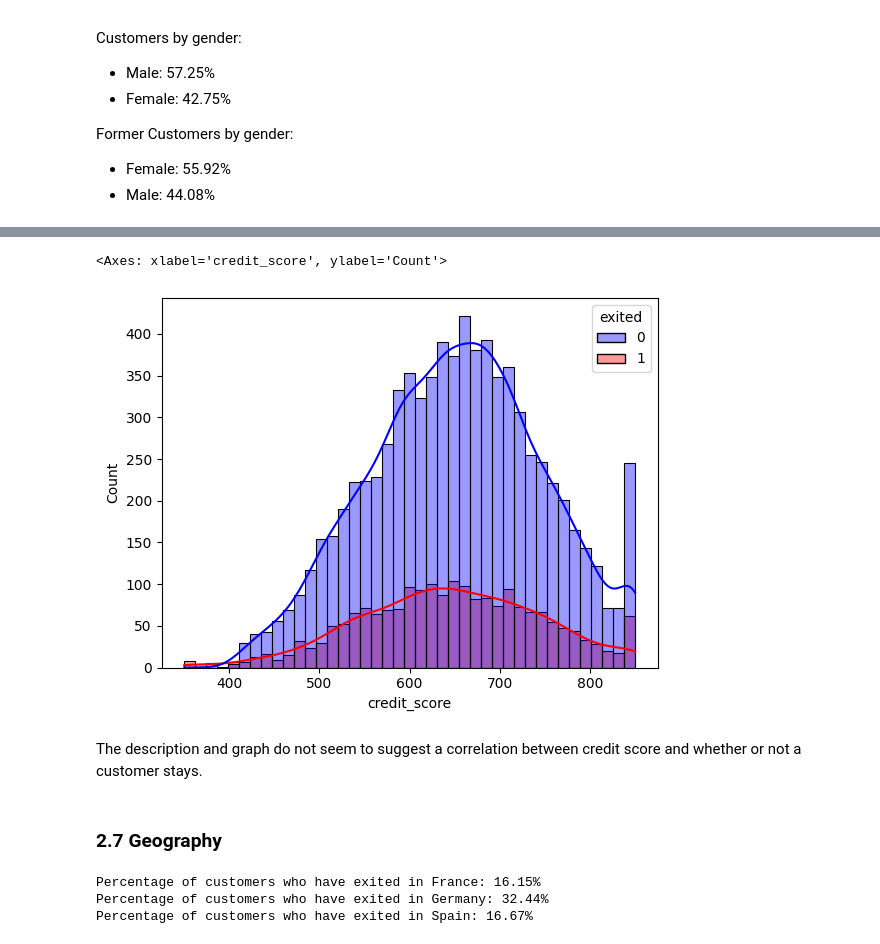
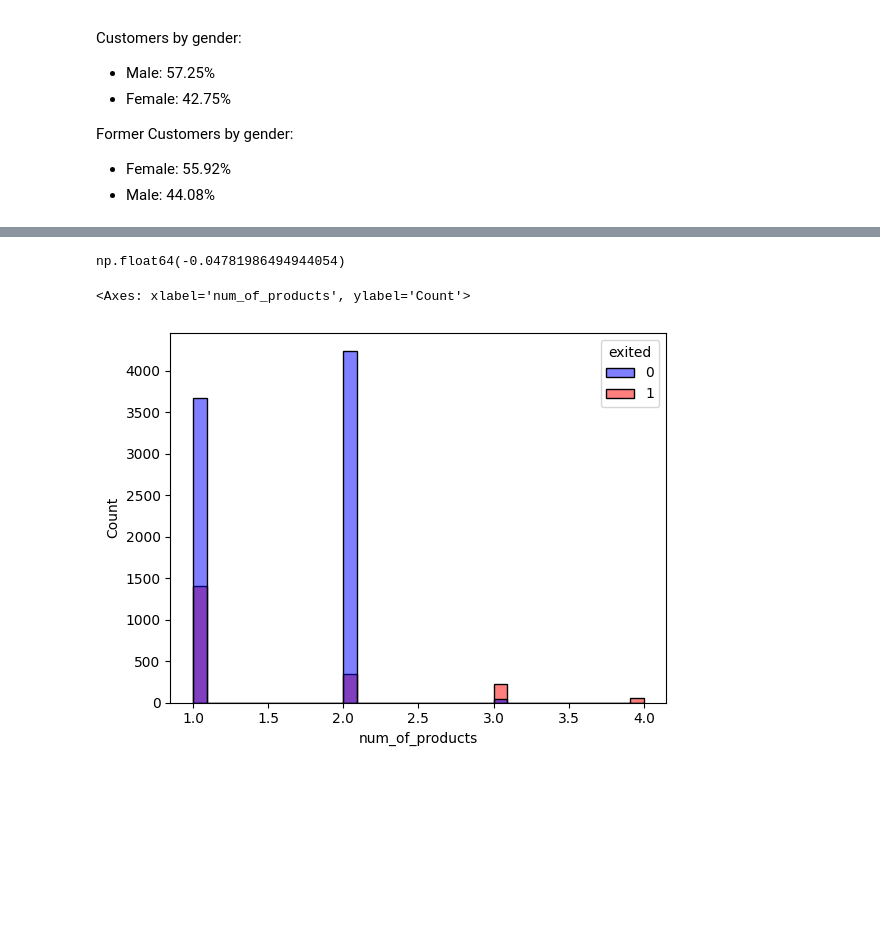
Before and after one commit to Vyncent-vdW/sprint_eight_supervised_learning, a Jupyter notebook: sprint_eight_supervised_learning_nb.ipynb, the cells around one changed output, grey strips where cells are left out. Drawn from its saved outputs; the diff is of its cells as text; code cells hidden in the pictures; blank space fills up the shorter version.

Commit message:
Rearranged EDA subsections to match the order of the dataframe, added account balance and number of products to it. Dropped surname column.

```diff
--- a/sprint_eight_supervised_learning_nb.ipynb
+++ b/sprint_eight_supervised_learning_nb.ipynb
@@ -93,7 +97,7 @@ display(df.head())
 | 3 | 4 | 15701354 | Boni | 699 | France | Female | 39 | 1.0 | 0.00 | ... |
 | 4 | 5 | 15737888 | Mitchell | 850 | Spain | Female | 43 | 2.0 | 125510.82 | ... |
 # %%
-df = df.drop('rownumber', axis= 1)
+df = df.drop(['rownumber', 'surname'], axis= 1)
 # %% [markdown]
 Let's check for NaNs and duplicates.
 # %%
@@ -429,14 +554,12 @@ np.float64(-0.02709353975465779)
+# %%
+df.exited.corr(df.num_of_products)
+# %% [output]
+np.float64(-0.04781986494944054)
 # %%
-sns.histplot(data=df,
-             x= 'credit_score',
-             palette= {0: 'blue', 1: 'red'},
-             hue= 'exited',
-             kde= True,
-             alpha= 0.4)
+sns.histplot(data= df,
+            x= 'num_of_products',
+            hue= 'exited',
+            palette= {0: 'blue', 1: 'red'})
 # %% [output]
-<Axes: xlabel='credit_score', ylabel='Count'>
+<Axes: xlabel='num_of_products', ylabel='Count'>
-[figure, old version]
+[figure, new version]
-# %% [markdown]
-The description and graph do not seem to suggest a correlation between credit score and whether or not a customer stays.
-# %% [markdown]
-### 2.7 Geography
@@ -447,12 +565,0 @@ spain = former_customer.geography == 'Spain'
-# %%
-france_exited_percentage = df[france & (df.exited == 1)].shape[0] / df[france].shape[0] * 100
-germany_exited_percentage = df[germany & (df.exited == 1)].shape[0] / df[germany].shape[0] * 100
-spain_exited_percentage = df[spain & (df.exited == 1)].shape[0] / df[spain].shape[0] * 100
-
-print(f'Percentage of customers who have exited in France: {france_exited_percentage:.2f}%')
-print(f'Percentage of customers who have exited in Germany: {germany_exited_percentage:.2f}%')
-print(f'Percentage of customers who have exited in Spain: {spain_exited_percentage:.2f}%')
-# %% [output]
-Percentage of customers who have exited in France: 16.15%
-Percentage of customers who have exited in Germany: 32.44%
-Percentage of customers who have exited in Spain: 16.67%
```
Also changed, not shown: parts of 49 cells of this notebook.
